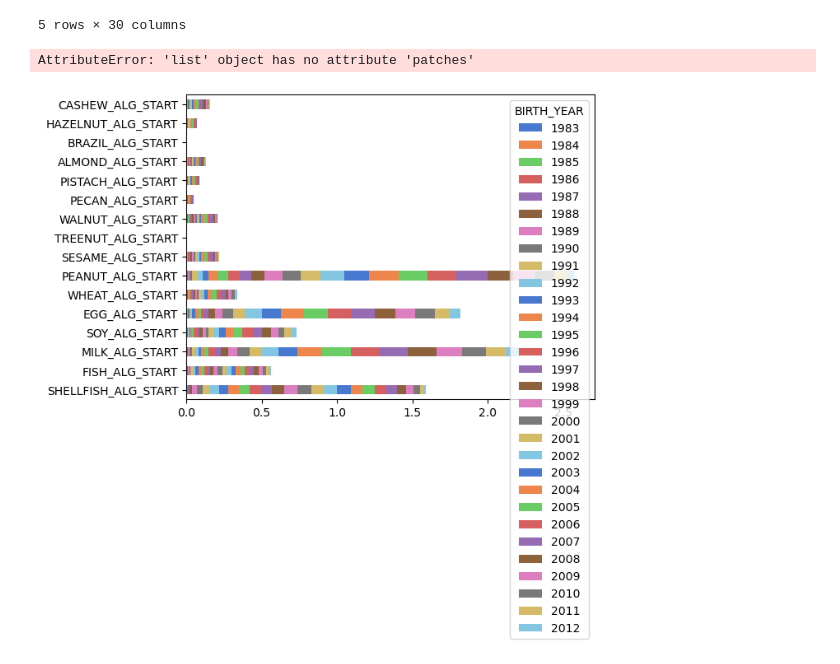
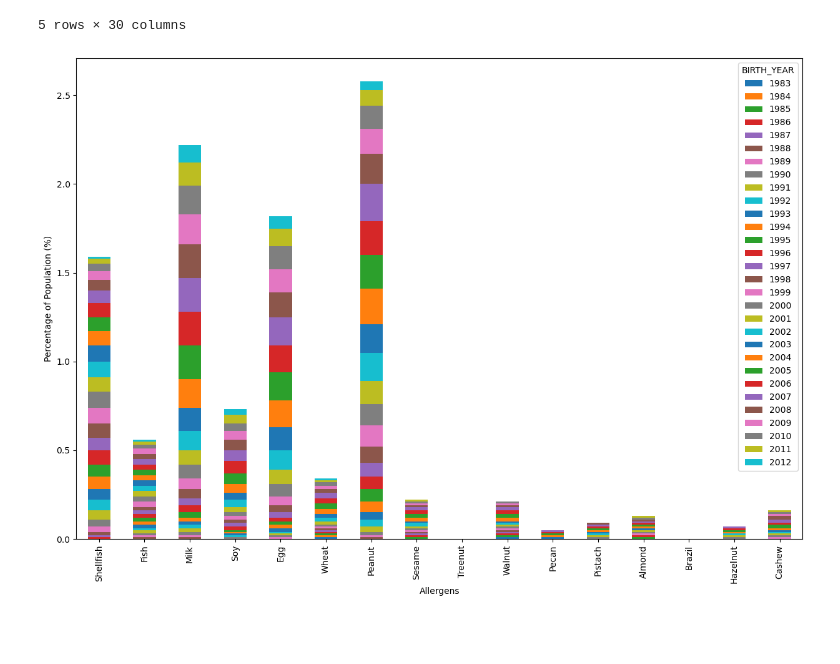
Before and after one commit to leahkrause/project_1, a Jupyter notebook: allergy_analysis.ipynb, the cells around one changed output. Saved outputs shown, nothing was run; the diff lists cells and outputs as text; code cells hidden in the pictures; blank space fills up the shorter version.

```diff
--- a/allergy_analysis.ipynb
+++ b/allergy_analysis.ipynb
@@ -252,10 +252,12 @@ allergy_percentage_df.head()
 # %%
 birth_year = allergy_count_df.transpose()
 # %%
-allergy_percentage_df.plot.barh(stacked=True)
-plt.bar_label(alg_name_list)
+allergy_percentage_df.plot.bar(stacked=True, figsize = (15, 10))
+plt.xticks(np.arange(0, 16), ['Shellfish', 'Fish', 'Milk', 'Soy', 'Egg', 'Wheat', 'Peanut', 'Sesame', 'Treenut', 'Walnut', 'Pecan', 'Pistach', 'Almond', 'Brazil', 'Hazelnut', 'Cashew'])
+plt.xlabel("Allergens")
+plt.ylabel("Percentage of Population (%)")
+
 
 plt.savefig('output/horizbarchart.png')
 # %% [output]
-AttributeError: 'list' object has no attribute 'patches'
-[figure, old version]
+[figure, new version]
```
Also changed, not shown: parts of 1 cell of this notebook, 2 other files.
